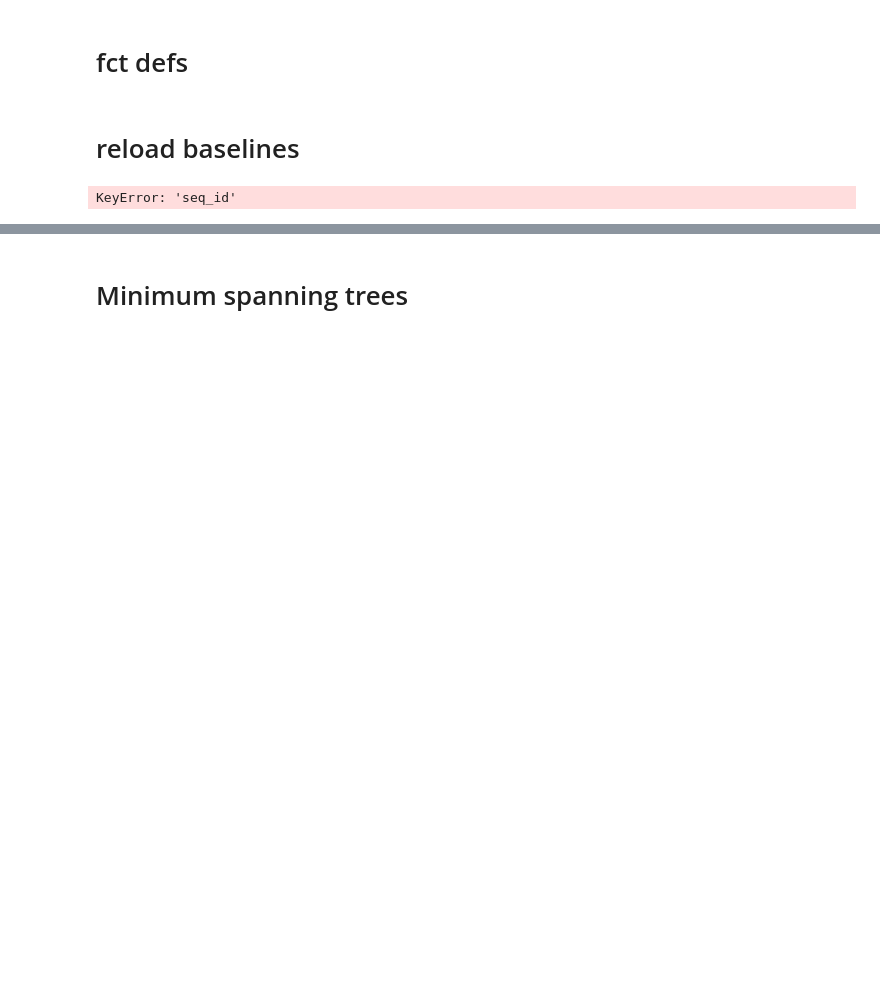
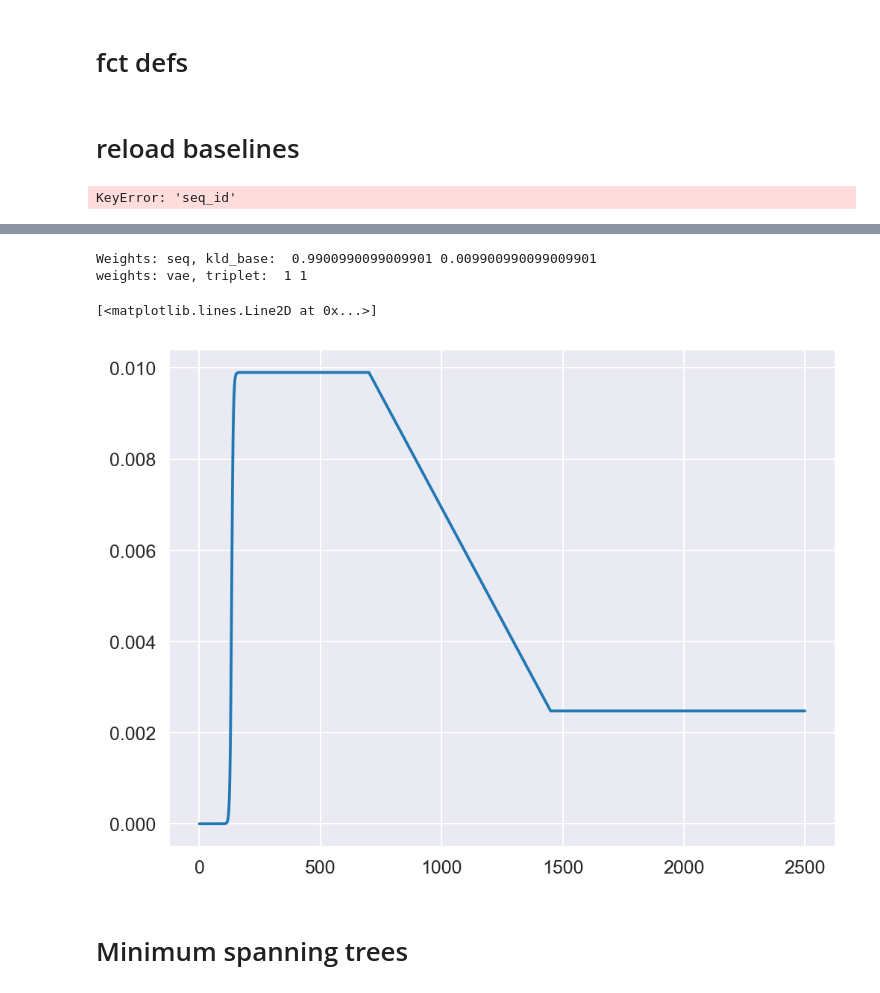
Before and after one commit to richieYT-wan/tclustr, a Jupyter notebook: notebooks/240426_networkx_clustering.ipynb, the cells around one changed output, grey strips where cells are left out. Cells and saved outputs as stored; diff of their text form; code cells hidden in the pictures; blank space fills up the shorter version.

```diff
--- a/notebooks/240426_networkx_clustering.ipynb
+++ b/notebooks/240426_networkx_clustering.ipynb
@@ -442,3 +497,15 @@ tcrdist_array = tcrdist3_newfilt[id_newfilt_validonly.index][:, id_newfilt_valid
+# %%
+criterion = CombinedVAELoss(kld_warm_up=200, kld_tanh_scale=0.15, kld_decrease=1e-3, flat_phase=500)
+y=[]
+for i in range(10000):
+    y.append(criterion.vae_loss.weight_kld)
+    criterion.increment_counter()
+plt.plot(range(len(y))[:2500], y[:2500])
+# %% [output]
+Weights: seq, kld_base:  0.9900990099009901 0.009900990099009901
+weights: vae, triplet:  1 1
+[<matplotlib.lines.Line2D at 0x...>]
+[figure, added]
 # %% [markdown]
 # Minimum spanning trees
 # %%
```
Also changed, not shown: parts of 12 cells of this notebook, 21 other files.
